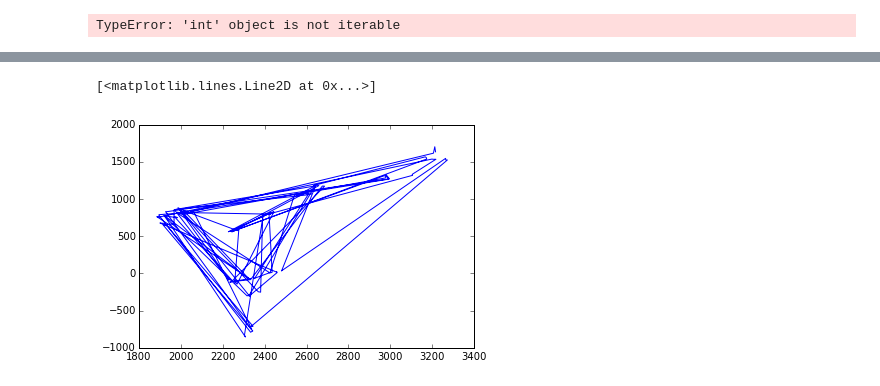
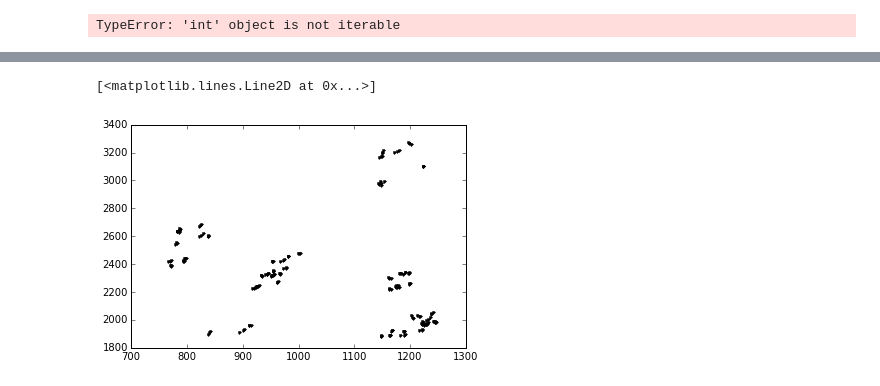
Before and after one commit to dustywhite7/vixielab, a Jupyter notebook: etongue.ipynb, the cells around one changed output, grey strips where cells are left out. Saved outputs shown, nothing was run; the diff lists cells and outputs as text; code cells hidden in the pictures.

```diff
--- a/etongue.ipynb
+++ b/etongue.ipynb
@@ -123,5 +103,5 @@ Accuracy of Iteration #10:
 # %%
-plt.plot(data.GPS, data.UMS)
+plt.plot(data.SRS, data.GPS, 'k.')
 # %% [output]
 [<matplotlib.lines.Line2D at 0x...>]
-[figure, old version]
+[figure, new version]
```
Also changed, not shown: parts of 2 cells of this notebook.
